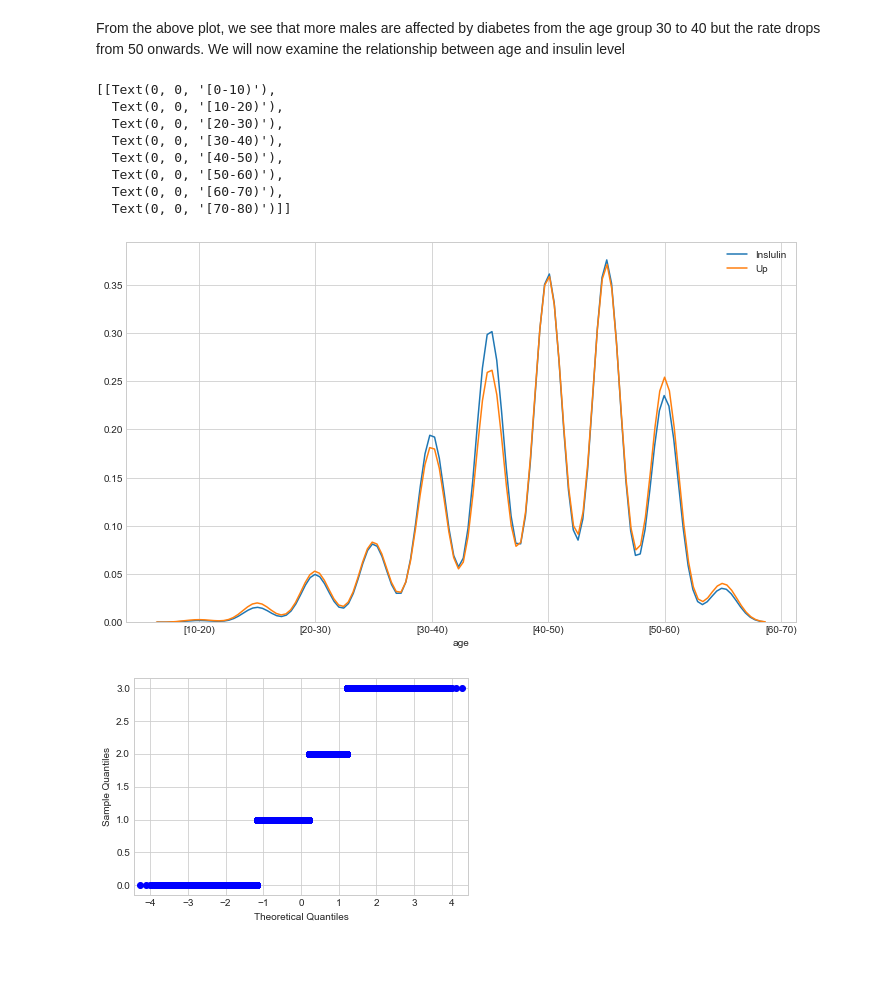
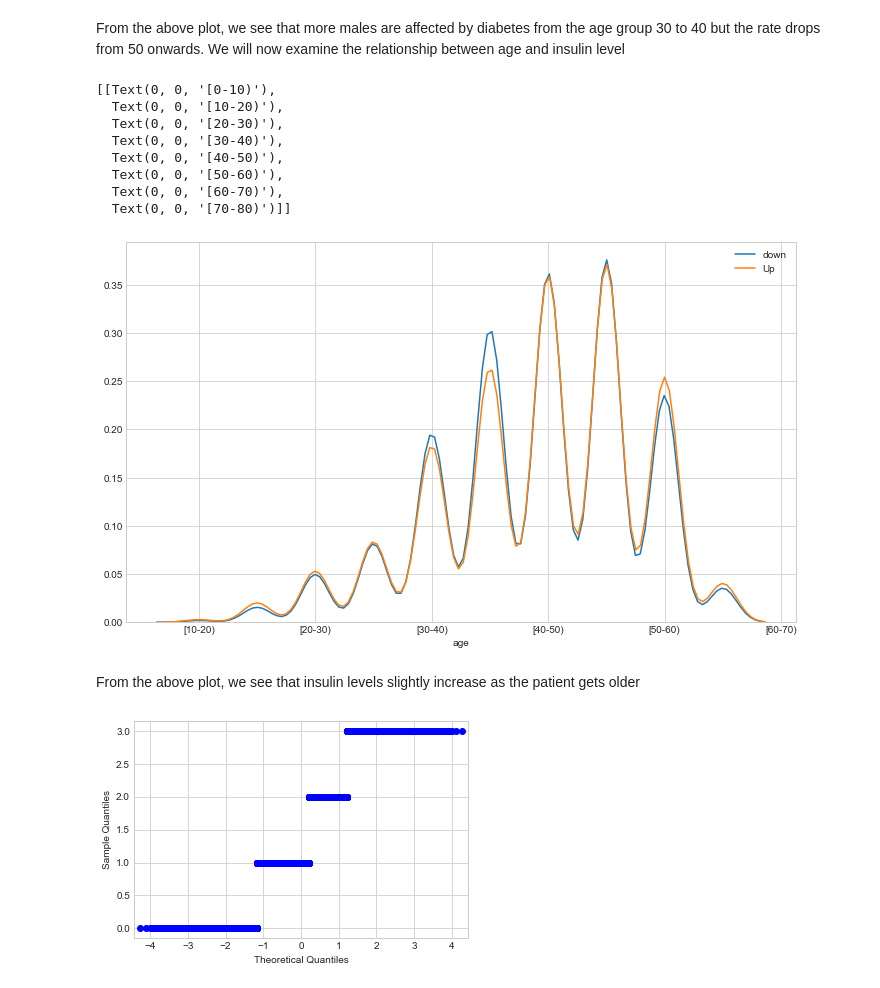
Before and after one commit to Skhu47/DVE, a Jupyter notebook: Diabetic_Data.ipynb, the cells around one changed output. Drawn from its saved outputs; the diff is of its cells as text; code cells hidden in the pictures; blank space fills up the shorter version.

```diff
--- a/Diabetic_Data.ipynb
+++ b/Diabetic_Data.ipynb
@@ -545,20 +554,22 @@ From the above plot, we see that more males are affected by diabetes from the ag
 # %%
 # Insulin levels age
 plt.figure(figsize=(12,7))
 label_insulin = np.unique(df_selected_features['age']).tolist()
-insulinplot = sns.distplot(obj_df.loc[df_selected_features['insulin'] == 'Down']['age'], kde=True, hist=False, label='Inslulin')
+insulinplot = sns.distplot(obj_df.loc[df_selected_features['insulin'] == 'Down']['age'], kde=True, hist=False, label='down')
 insulinplot = sns.distplot(obj_df.loc[df_selected_features['insulin'] == 'Up']['age'], kde=True, hist=False, label='Up')
 insulinplot.set(xticklabels=label_insulin)
 # %% [output]
 [[Text(0, 0, '[0-10)'),
   Text(0, 0, '[10-20)'),
   Text(0, 0, '[20-30)'),
   Text(0, 0, '[30-40)'),
   Text(0, 0, '[40-50)'),
   Text(0, 0, '[50-60)'),
   Text(0, 0, '[60-70)'),
   Text(0, 0, '[70-80)')]]
-[figure, old version]
+[figure, new version]
+# %% [markdown]
+From the above plot, we see that insulin levels slightly increase as the patient gets older
 # %%
 from statsmodels.graphics.gofplots import qqplot
 # %%
```
Also changed, not shown: parts of 18 cells of this notebook.
